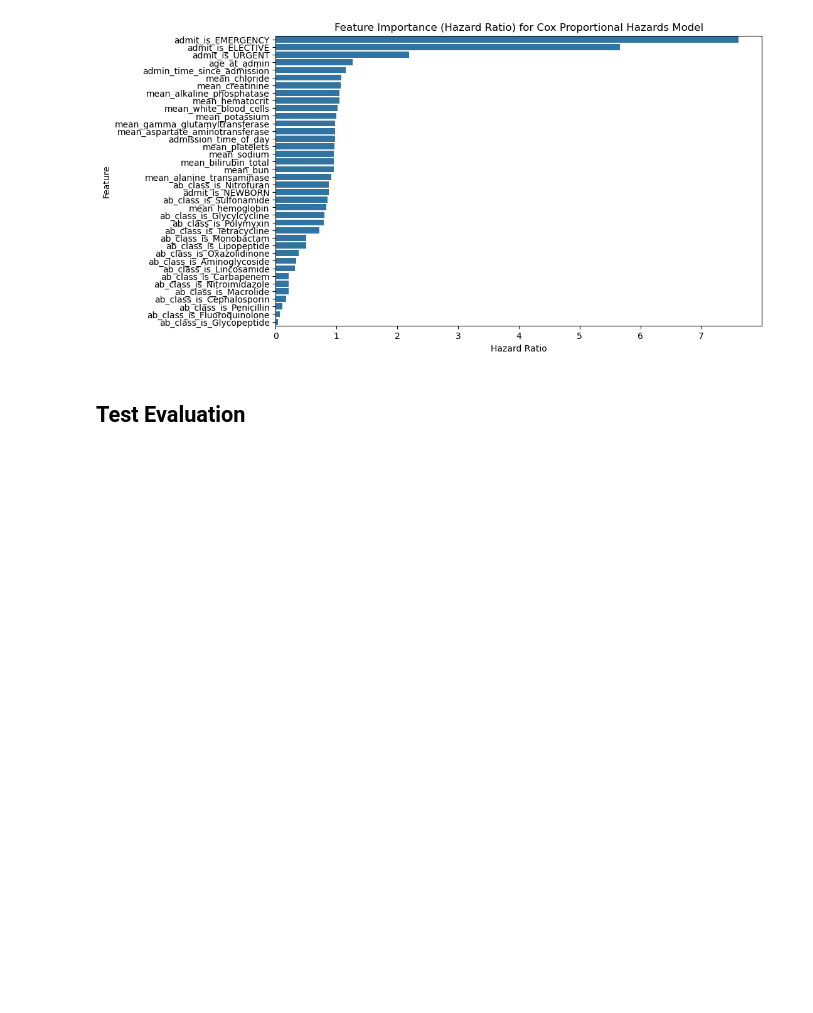
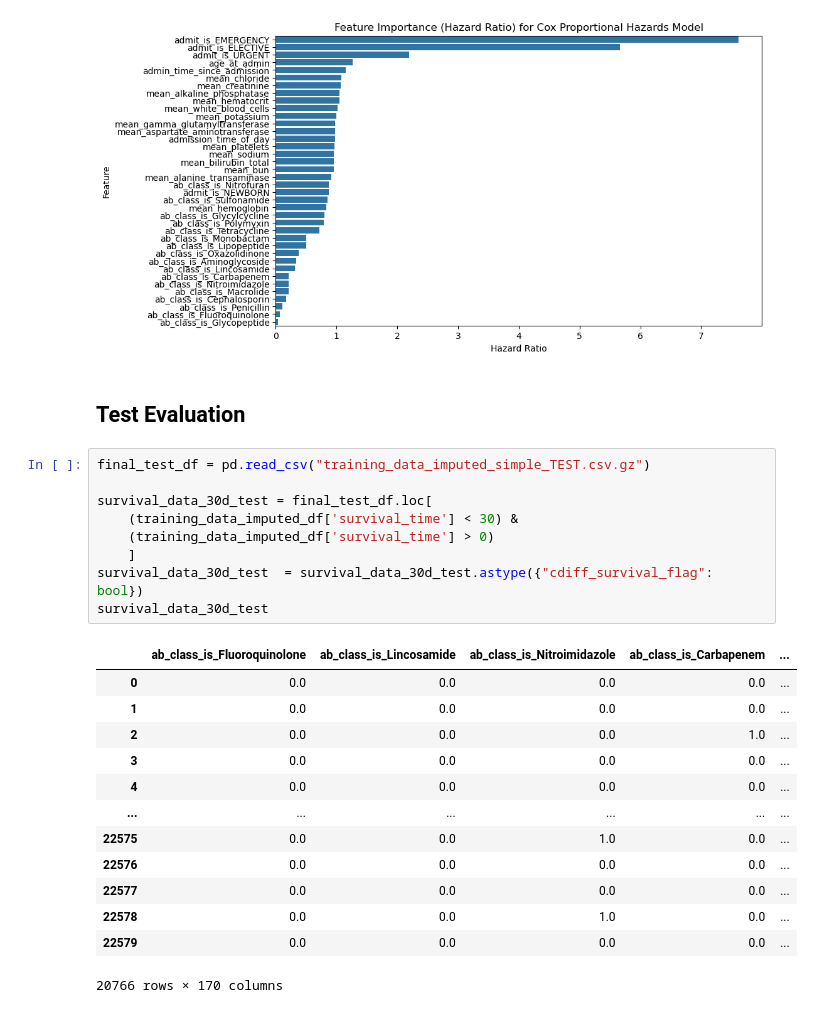
Before and after one commit to aszatrowski/predicting-cdiff, a Jupyter notebook: survival_analysis.ipynb, the cells around one changed output. Drawn from its saved outputs; the diff is of its cells as text; blank space fills up the shorter version.

Commit message:
add test performance to survival analysis

```diff
--- a/survival_analysis.ipynb
+++ b/survival_analysis.ipynb
@@ -145,3 +145,26 @@ plt.show()
 [figure]
 # %% [markdown]
 ## Test Evaluation
+# %%
+final_test_df = pd.read_csv("training_data_imputed_simple_TEST.csv.gz")
+
+survival_data_30d_test = final_test_df.loc[
+    (training_data_imputed_df['survival_time'] < 30) &
+    (training_data_imputed_df['survival_time'] > 0)
+    ]
+survival_data_30d_test  = survival_data_30d_test.astype({"cdiff_survival_flag": bool})
+survival_data_30d_test
+# %% [output]
+|  | ab_class_is_Fluoroquinolone | ab_class_is_Lincosamide | ab_class_is_Nitroimidazole | ab_class_is_Carbapenem | ... |
+| 0 | 0.0 | 0.0 | 0.0 | 0.0 | ... |
+| 1 | 0.0 | 0.0 | 0.0 | 0.0 | ... |
+| 2 | 0.0 | 0.0 | 0.0 | 1.0 | ... |
+| 3 | 0.0 | 0.0 | 0.0 | 0.0 | ... |
+| 4 | 0.0 | 0.0 | 0.0 | 0.0 | ... |
+| ... | ... | ... | ... | ... | ... |
+| 22575 | 0.0 | 0.0 | 1.0 | 0.0 | ... |
+| 22576 | 0.0 | 0.0 | 0.0 | 0.0 | ... |
+| 22577 | 0.0 | 0.0 | 0.0 | 0.0 | ... |
+| 22578 | 0.0 | 0.0 | 1.0 | 0.0 | ... |
+| 22579 | 0.0 | 0.0 | 0.0 | 0.0 | ... |
+20766 rows × 170 columns
```
Also changed, not shown: parts of 4 cells of this notebook.
